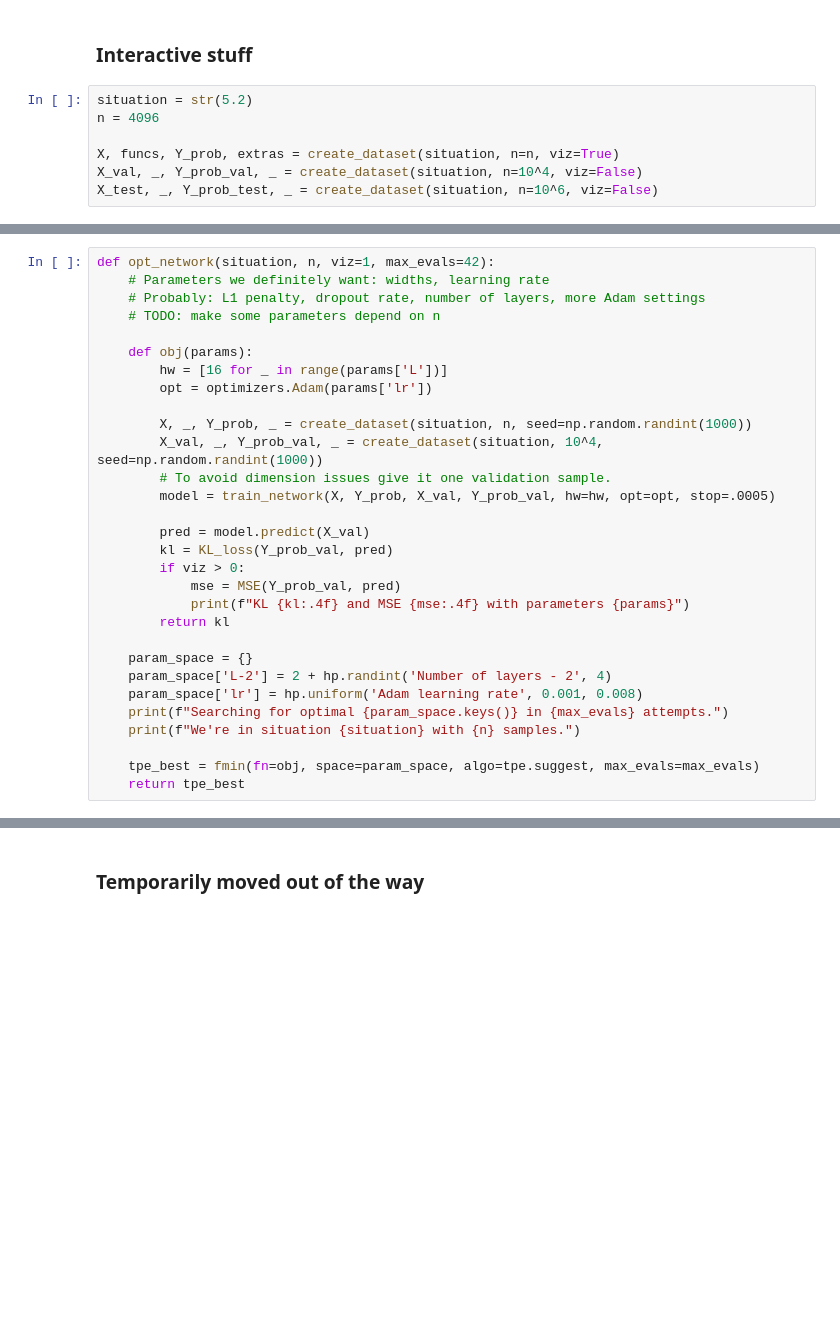
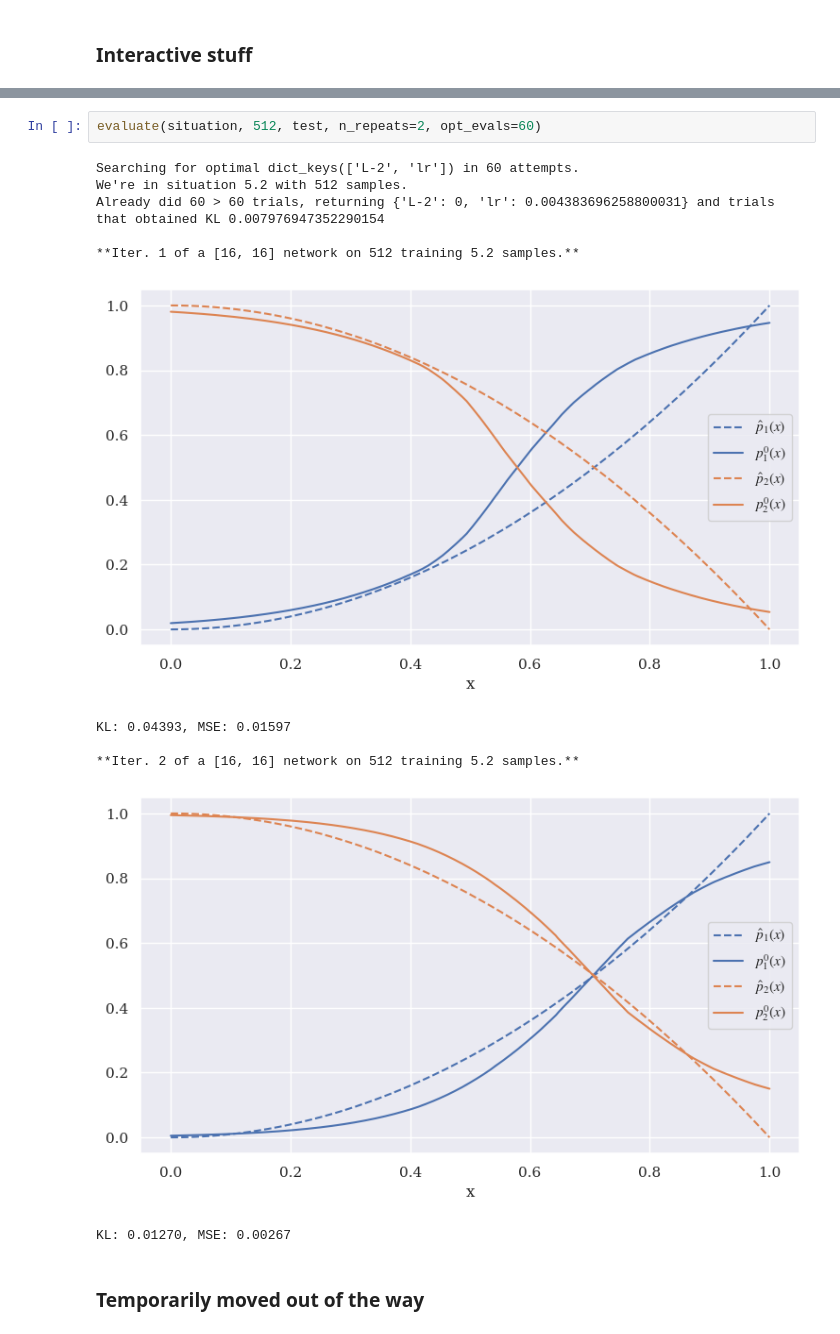
Before and after one commit to bramotten/Testing-NN-Classification-Theory, a Jupyter notebook: Everything.ipynb, the cells around one changed output, grey strips where cells are left out. Cells and saved outputs as stored; diff of their text form; blank space fills up the shorter version.

```diff
--- a/Everything.ipynb
+++ b/Everything.ipynb
@@ -302,9 +251,2 @@ def get_all_quantities_of_interest(model, X_test, Y_prob_test):
 # %% [markdown]
 ### Interactive stuff
-# %%
-situation = str(5.2)
-n = 4096
-
-X, funcs, Y_prob, extras = create_dataset(situation, n=n, viz=True)
-X_val, _, Y_prob_val, _ = create_dataset(situation, n=10^4, viz=False)
-X_test, _, Y_prob_test, _ = create_dataset(situation, n=10^6, viz=False)
@@ -368,30 +252,0 @@ KL_B=1.5 0.016776672341494697
-# %%
-def opt_network(situation, n, viz=1, max_evals=42):
-    # Parameters we definitely want: widths, learning rate
-    # Probably: L1 penalty, dropout rate, number of layers, more Adam settings
-    # TODO: make some parameters depend on n
-
-    def obj(params):
-        hw = [16 for _ in range(params['L'])]
-        opt = optimizers.Adam(params['lr'])
-
-        X, _, Y_prob, _ = create_dataset(situation, n, seed=np.random.randint(1000))
-        X_val, _, Y_prob_val, _ = create_dataset(situation, 10^4, seed=np.random.randint(1000))
-        # To avoid dimension issues give it one validation sample.
-        model = train_network(X, Y_prob, X_val, Y_prob_val, hw=hw, opt=opt, stop=.0005)
-
-        pred = model.predict(X_val)
-        kl = KL_loss(Y_prob_val, pred)
-        if viz > 0:
-            mse = MSE(Y_prob_val, pred)
-            print(f"KL {kl:.4f} and MSE {mse:.4f} with parameters {params}")
-        return kl
-
-    param_space = {}
-    param_space['L-2'] = 2 + hp.randint('Number of layers - 2', 4)
-    param_space['lr'] = hp.uniform('Adam learning rate', 0.001, 0.008)
-    print(f"Searching for optimal {param_space.keys()} in {max_evals} attempts.")
-    print(f"We're in situation {situation} with {n} samples.")
-
-    tpe_best = fmin(fn=obj, space=param_space, algo=tpe.suggest, max_evals=max_evals)
-    return tpe_best
@@ -461,3 +328,17 @@ KL 0.0201 and MSE 0.0078 with parameters {'L': 3, 'lr': 0.007100467601452858}
+# %%
+evaluate(situation, 512, test, n_repeats=2, opt_evals=60)
+# %% [output]
+Searching for optimal dict_keys(['L-2', 'lr']) in 60 attempts.
+We're in situation 5.2 with 512 samples.
+Already did 60 > 60 trials, returning {'L-2': 0, 'lr': 0.004383696258800031} and trials that obtained KL 0.007976947352290154
+
+**Iter. 1 of a [16, 16] network on 512 training 5.2 samples.**
+[figure, added]
+KL: 0.04393, MSE: 0.01597
+
+**Iter. 2 of a [16, 16] network on 512 training 5.2 samples.**
+[figure, added]
+KL: 0.01270, MSE: 0.00267
 # %% [markdown]
 ### Temporarily moved out of the way
 # %%
```
Also changed, not shown: parts of 18 cells of this notebook, 3 other files.
